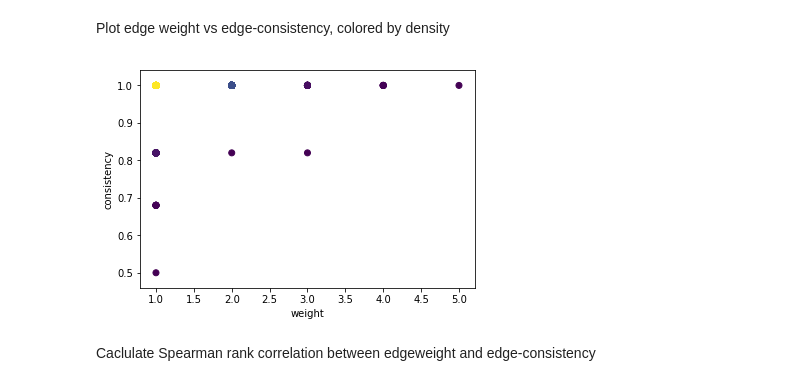
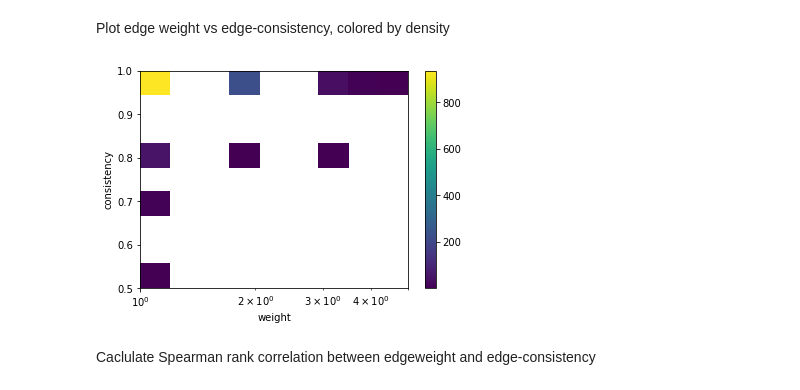
Before and after one commit to PhD-Dafne/consistency-paper, a Jupyter notebook: notebooks/Countries.ipynb, the cells around one changed output. Drawn from its saved outputs; the diff is of its cells as text; code cells hidden in the pictures.

Commit message:
Changed density plot to histogram

```diff
--- a/notebooks/Countries.ipynb
+++ b/notebooks/Countries.ipynb
@@ -54,13 +46,29 @@ def density_scatter(x, y, ax=None):
+# %%
+def plot_hist2d(x,y, ax=None, nr_bins=50):
+    if ax is None:
+        ax = plt.gca()
+    xmin = np.log10(x.min())
+    xmax = np.log10(x.max())
+    ymin = y.min()
+    ymax = y.max()
+
+    xbins = np.logspace(xmin, xmax, nr_bins)
+    ybins = np.linspace(ymin, ymax, nr_bins)
+
+    counts, xedges, yedges, im = ax.hist2d(x, y, bins=[xbins, ybins], cmin=1)
+    ax.set_xscale('log')
+    plt.colorbar(im, ax=ax)
+    return ax
 # %% [markdown]
 Plot edge weight vs edge-consistency, colored by density
 # %%
-ax = density_scatter(edges_att_df['weight'], edges_att_df['consistency'])
+ax = plot_hist2d(edges_att_df['weight'], edges_att_df['consistency'], nr_bins=10)
 #ax.set_xscale('log')
 plt.xlabel('weight')
 plt.ylabel('consistency')
 plt.show()
 # %% [output]
-[figure, old version]
+[figure, new version]
 # %% [markdown]
 Caclulate Spearman rank correlation between edgeweight and edge-consistency
 # %%
```
Also changed, not shown: parts of 2 cells of this notebook.
